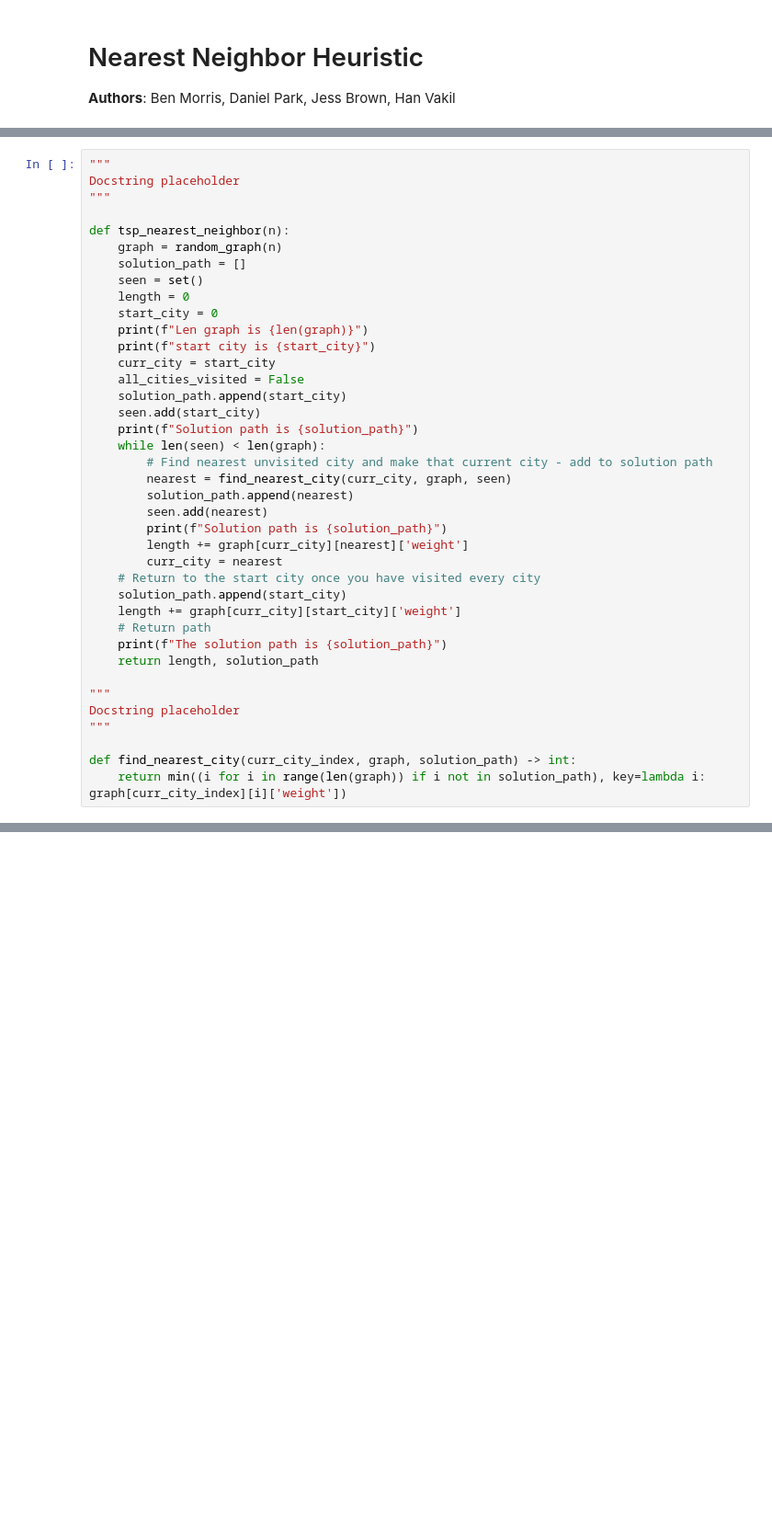
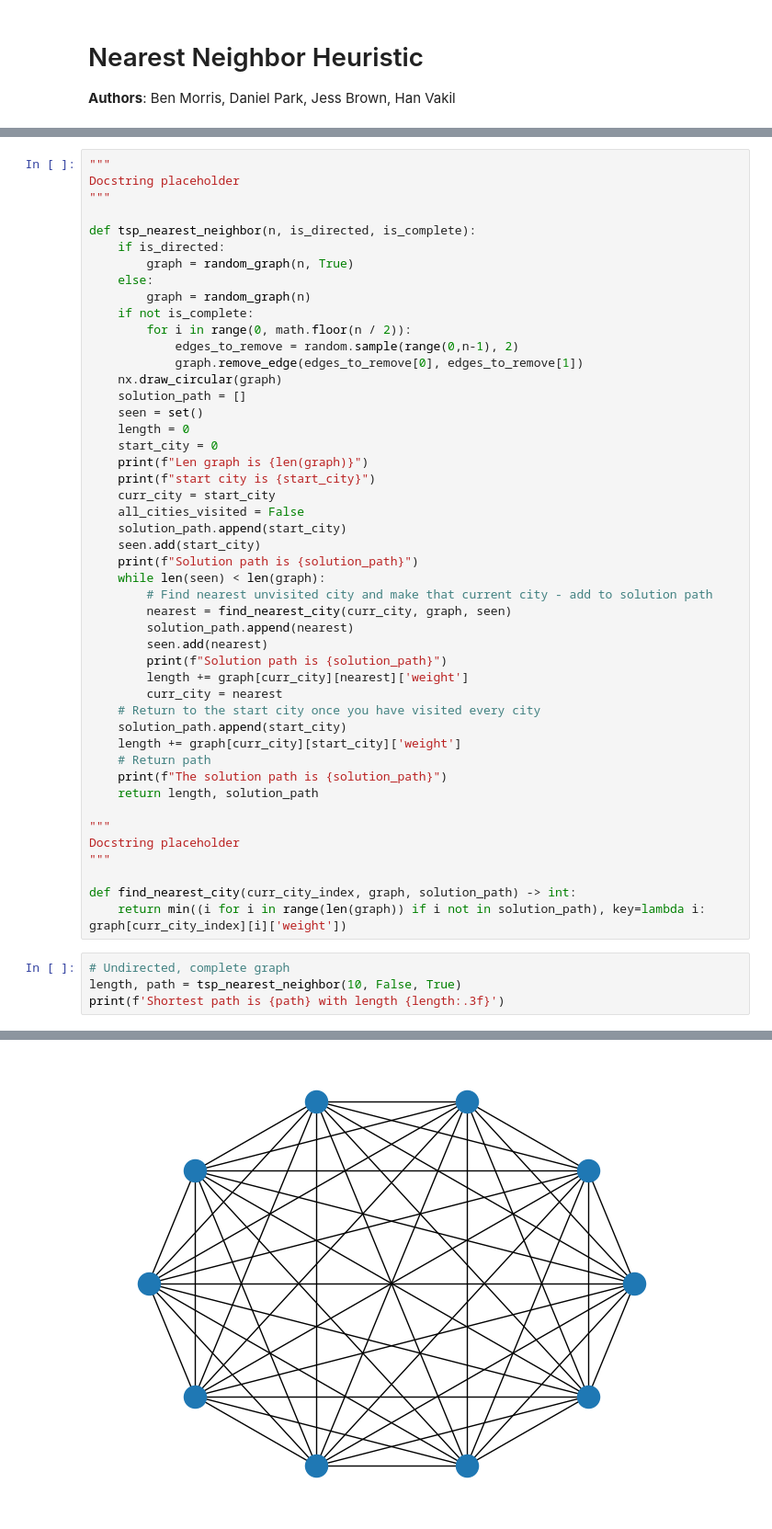
Before and after one commit to olincollege/directed-salesman, a Jupyter notebook: nearest_neighbor_heuristic.ipynb, the cells around one changed output, grey strips where cells are left out. Shown: that part at 92% size. Saved outputs shown, nothing was run; the diff lists cells and outputs as text; blank space fills up the shorter version.

Commit message:
Add directed and complete parameters to nearest neighbor

```diff
--- a/nearest_neighbor_heuristic.ipynb
+++ b/nearest_neighbor_heuristic.ipynb
@@ -14,8 +15,16 @@ from utils import random_graph
 Docstring placeholder
 """
 
-def tsp_nearest_neighbor(n):
-    graph = random_graph(n)
+def tsp_nearest_neighbor(n, is_directed, is_complete):
+    if is_directed:
+        graph = random_graph(n, True)
+    else:
+        graph = random_graph(n)
+    if not is_complete:
+        for i in range(0, math.floor(n / 2)):
+            edges_to_remove = random.sample(range(0,n-1), 2)
+            graph.remove_edge(edges_to_remove[0], edges_to_remove[1])
+    nx.draw_circular(graph)
     solution_path = []
     seen = set()
     length = 0
@@ -48,3 +57,8 @@ Docstring placeholder
 
 def find_nearest_city(curr_city_index, graph, solution_path) -> int:
     return min((i for i in range(len(graph)) if i not in solution_path), key=lambda i: graph[curr_city_index][i]['weight'])
+# %%
+# Undirected, complete graph
+length, path = tsp_nearest_neighbor(10, False, True)
+print(f'Shortest path is {path} with length {length:.3f}')
+# %% [output]
@@ -51 +79,2 @@ def find_nearest_city(curr_city_index, graph, solution_path) -> int:
+[figure, added]
 # %%
```
Also changed, not shown: parts of 4 cells of this notebook, 1 other file.
